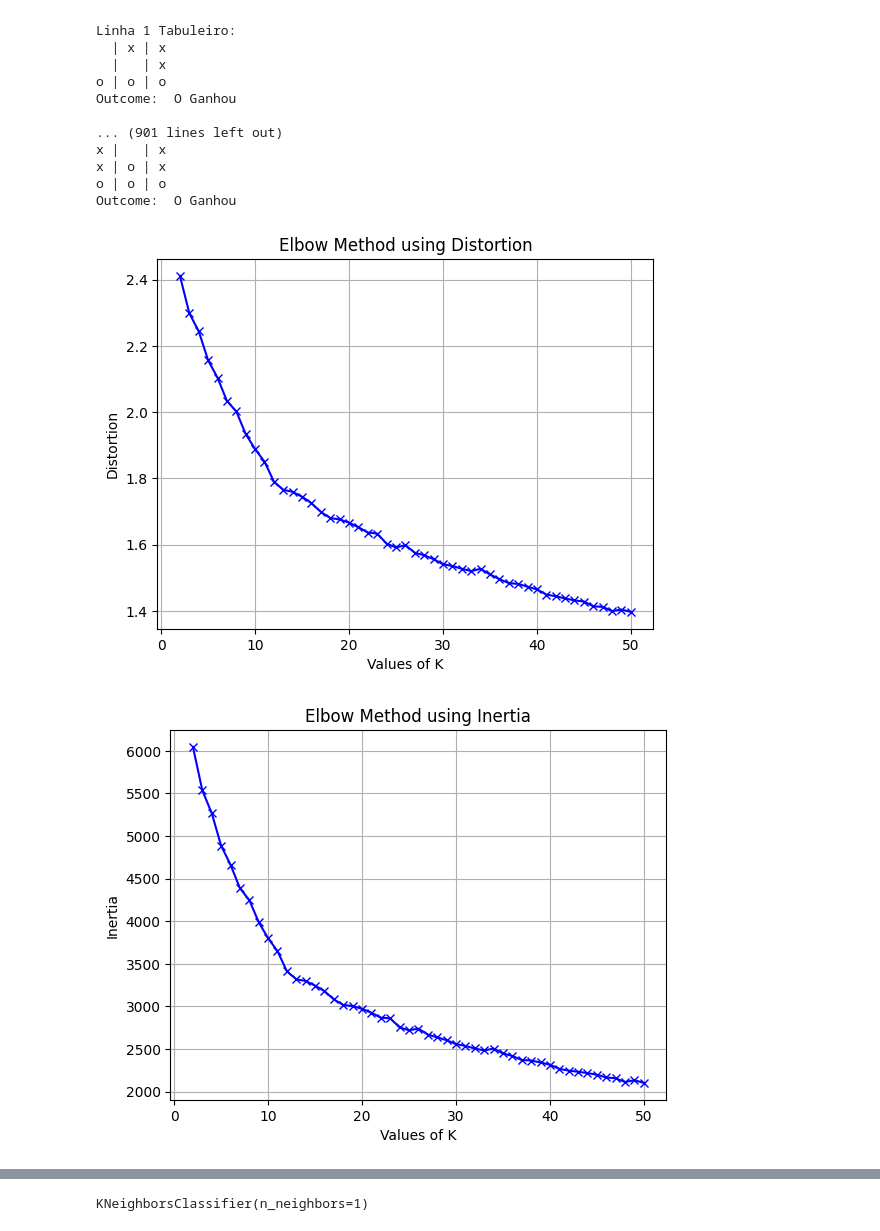
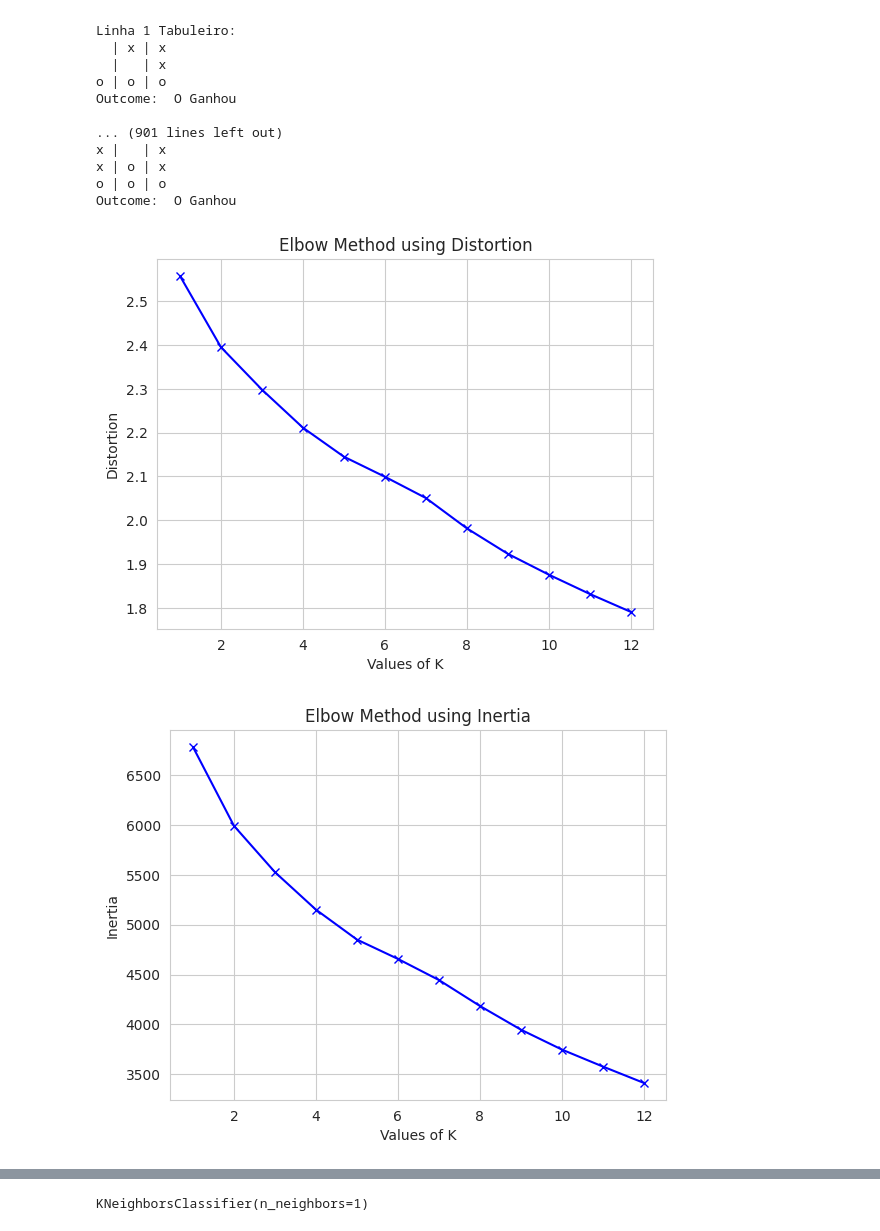
Before and after one commit to EngenhariaSoftwarePUCRS/Inteligencia_Artificial, a Jupyter notebook: Trabalho01/Trabalho01.ipynb, the cells around one changed output, grey strips where cells are left out. Cells and saved outputs as stored; diff of their text form; code cells hidden in the pictures.

```diff
--- a/Trabalho01/Trabalho01.ipynb
+++ b/Trabalho01/Trabalho01.ipynb
@@ -294,7 +295,7 @@ distortions = []
 inertias = []
 
 # Testando valores de 2 a 100 para o número de clusters
-K = range(2, 50 + 1)
+K = range(1, 12 + 1)
 
 for k in K:
     # Executando o K-Means para cada valor de k
@@ -304,32 +305,32 @@ for k in K:
     # Calcula a distância de cada ponto de X ao centróide
     distancias = cdist(X, kmeanModel.cluster_centers_, 'euclidean')
 
     soma = 0
     for item in distancias:
         soma += min(item)
     coesao = soma / len(distancias)
 
     distortions.append(coesao)
     inertias.append(kmeanModel.inertia_)
 
 
 # Plotting the distortion
 plt.plot(K, distortions, 'bx-')
 plt.xlabel('Values of K')
 plt.ylabel('Distortion')
 plt.title('Elbow Method using Distortion')
 plt.grid(True)
 plt.show()
 
 print()
 
 # Plotting the inertia
 plt.plot(K, inertias, 'bx-')
 plt.xlabel('Values of K')
 plt.ylabel('Inertia')
 plt.title('Elbow Method using Inertia')
 plt.grid(True)
 plt.show()
 # %% [output]
-[figure, old version]
+[figure, new version]
-[figure, old version]
+[figure, new version]
```
Also changed, not shown: parts of 2 cells of this notebook.
